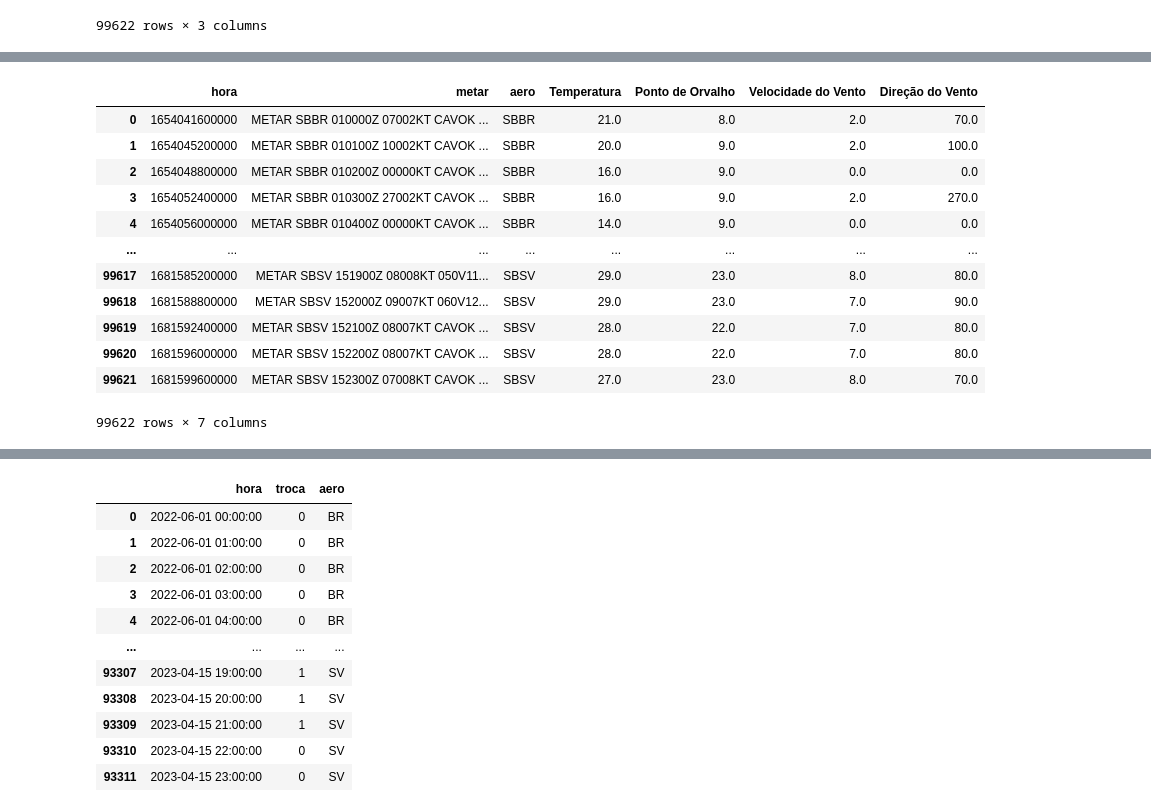
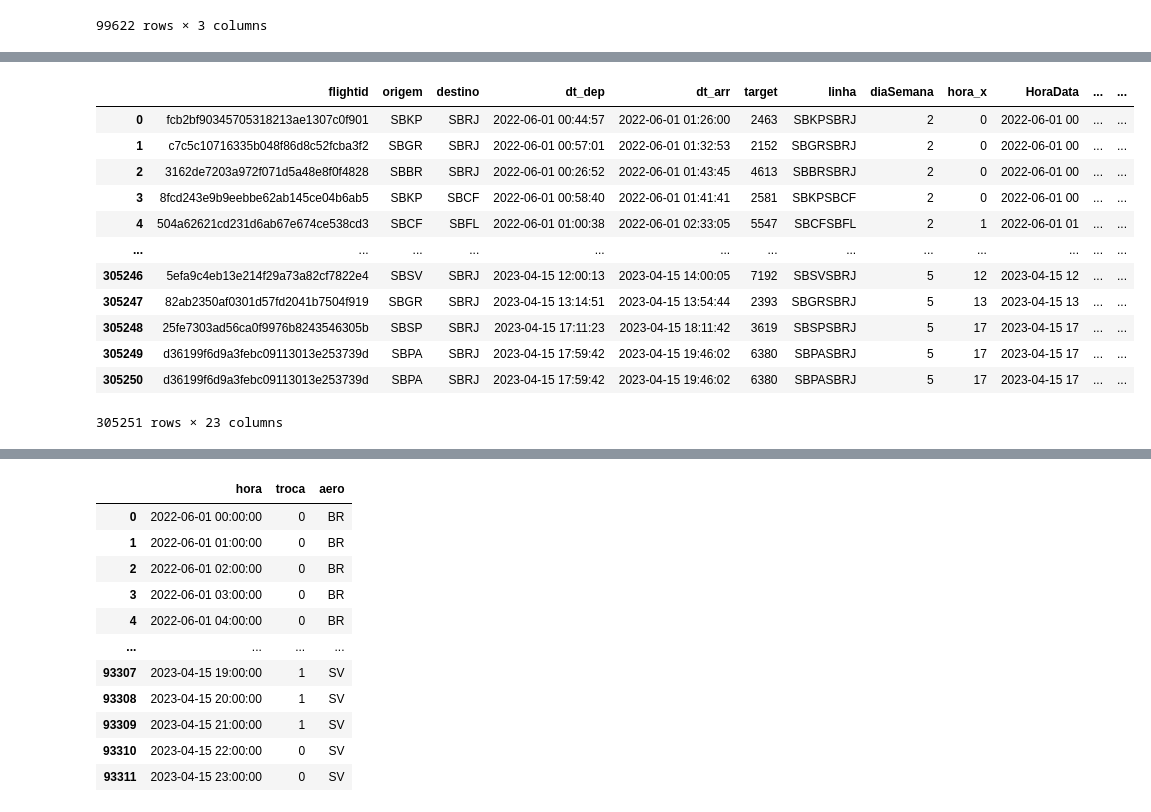
Before and after one commit to vilelabruno/latamChalenge, a Jupyter notebook: dataPrep.ipynb, the cells around one changed output, grey strips where cells are left out. Drawn from its saved outputs; the diff is of its cells as text; code cells hidden in the pictures.

Commit message:
faltando destino, unir tudo e criar train

```diff
--- a/dataPrep.ipynb
+++ b/dataPrep.ipynb
@@ -337,21 +335,3 @@ metar
 | 99620 | 1681596000000 | METAR SBSV 152200Z 08007KT CAVOK ... | SBSV |
 | 99621 | 1681599600000 | METAR SBSV 152300Z 07008KT CAVOK ... | SBSV |
 99622 rows × 3 columns
-# %%
-import pandas as pd
-from metar.Metar import Metar
-
-# Função para parsear METAR
-def parse_metar(metar):
-    try:
-        metar_obj = Metar(metar)
-        return set([attr for attr in dir(metar_obj) if not callable(getattr(metar_obj, attr)) and not attr.startswith("__")])
-    except:
-        return set()
-
-# Aplicar parse sobre METAR para cada linha
-all_possible_info = set()
-for metar in metar['metar']:
-    all_possible_info = all_possible_info.union(parse_metar(metar))
-
-print(all_possible_info)
@@ -363,6 +341,7 @@ from metar.Metar import Metar
 
 # Função para parsear METAR
 def parse_metar(metar):
+    metar = metar.replace('METAF', 'METAR')
     try:
         metar_obj = Metar(metar)
         temperature = metar_obj.temp.value() if metar_obj.temp else None
@@ -374,7 +353,8 @@ def parse_metar(metar):
         weather = ', '.join([str(c) for c in metar_obj.weather]) if metar_obj.weather else None
         sky = ', '.join([str(c) for c in metar_obj.sky]) if metar_obj.sky else None
         return pd.Series([temperature, dewpoint, wind_speed, wind_direction, visibility, pressure, weather, sky])
-    except:
+    except Exception as e:
+        #print(str(e))
         return pd.Series([None, None, None, None, None, None, None, None])
 
 # Aplicar parse sobre METAR para cada linha
@@ -398,9 +436,8 @@ metar
 # %%
-fazer metar
-tcprev['HoraData'] = metar['hora'].dt.strftime('%Y-%m-%d %H')
-df_merge = pd.merge(bimtra, tcprev, on='HoraData', how='left')
+
+metar['HoraData'] = pd.to_datetime(metar['hora'], unit='ms').dt.strftime('%Y-%m-%d %H')
+# Mesclar os dataframes usando a coluna "HoraData"
+
+
 
 # Preencher NaN na coluna de espera com 0 (sem espera)
-df_merge['troca'] = df_merge['troca'].fillna(0)
-df_merge = df_merge.groupby("flightid").agg({"troca": "sum"})
-bimtra = bimtra.merge(df_merge.reset_index(), on="flightid", how="left")
@@ -423,16 +444,18 @@ metar
-# %%
-metar
-# %% [output]
-|  | hora | metar | aero | Temperatura | Ponto de Orvalho | Velocidade do Vento | Direção do Vento |
-| 0 | 1654041600000 | METAR SBBR 010000Z 07002KT CAVOK ... | SBBR | 21.0 | 8.0 | 2.0 | 70.0 |
-| 1 | 1654045200000 | METAR SBBR 010100Z 10002KT CAVOK ... | SBBR | 20.0 | 9.0 | 2.0 | 100.0 |
-| 2 | 1654048800000 | METAR SBBR 010200Z 00000KT CAVOK ... | SBBR | 16.0 | 9.0 | 0.0 | 0.0 |
-| 3 | 1654052400000 | METAR SBBR 010300Z 27002KT CAVOK ... | SBBR | 16.0 | 9.0 | 2.0 | 270.0 |
-| 4 | 1654056000000 | METAR SBBR 010400Z 00000KT CAVOK ... | SBBR | 14.0 | 9.0 | 0.0 | 0.0 |
-| ... | ... | ... | ... | ... | ... | ... | ... |
-| 99617 | 1681585200000 | METAR SBSV 151900Z 08008KT 050V11... | SBSV | 29.0 | 23.0 | 8.0 | 80.0 |
-| 99618 | 1681588800000 | METAR SBSV 152000Z 09007KT 060V12... | SBSV | 29.0 | 23.0 | 7.0 | 90.0 |
-| 99619 | 1681592400000 | METAR SBSV 152100Z 08007KT CAVOK ... | SBSV | 28.0 | 22.0 | 7.0 | 80.0 |
-| 99620 | 1681596000000 | METAR SBSV 152200Z 08007KT CAVOK ... | SBSV | 28.0 | 22.0 | 7.0 | 80.0 |
-| 99621 | 1681599600000 | METAR SBSV 152300Z 07008KT CAVOK ... | SBSV | 27.0 | 23.0 | 8.0 | 70.0 |
-99622 rows × 7 columns
+# %%
+df_merge = pd.merge(bimtra, metar, left_on=['origem', 'HoraData'], right_on=['aero', 'HoraData'], how='left')
+# %%
+df_merge
+# %% [output]
+|  | flightid | origem | destino | dt_dep | dt_arr | target | linha | diaSemana | hora_x | HoraData | ... | ... |
+| 0 | fcb2bf90345705318213ae1307c0f901 | SBKP | SBRJ | 2022-06-01 00:44:57 | 2022-06-01 01:26:00 | 2463 | SBKPSBRJ | 2 | 0 | 2022-06-01 00 | ... | ... |
+| 1 | c7c5c10716335b048f86d8c52fcba3f2 | SBGR | SBRJ | 2022-06-01 00:57:01 | 2022-06-01 01:32:53 | 2152 | SBGRSBRJ | 2 | 0 | 2022-06-01 00 | ... | ... |
+| 2 | 3162de7203a972f071d5a48e8f0f4828 | SBBR | SBRJ | 2022-06-01 00:26:52 | 2022-06-01 01:43:45 | 4613 | SBBRSBRJ | 2 | 0 | 2022-06-01 00 | ... | ... |
+| 3 | 8fcd243e9b9eebbe62ab145ce04b6ab5 | SBKP | SBCF | 2022-06-01 00:58:40 | 2022-06-01 01:41:41 | 2581 | SBKPSBCF | 2 | 0 | 2022-06-01 00 | ... | ... |
+| 4 | 504a62621cd231d6ab67e674ce538cd3 | SBCF | SBFL | 2022-06-01 01:00:38 | 2022-06-01 02:33:05 | 5547 | SBCFSBFL | 2 | 1 | 2022-06-01 01 | ... | ... |
+| ... | ... | ... | ... | ... | ... | ... | ... | ... | ... | ... | ... | ... |
+| 305246 | 5efa9c4eb13e214f29a73a82cf7822e4 | SBSV | SBRJ | 2023-04-15 12:00:13 | 2023-04-15 14:00:05 | 7192 | SBSVSBRJ | 5 | 12 | 2023-04-15 12 | ... | ... |
+| 305247 | 82ab2350af0301d57fd2041b7504f919 | SBGR | SBRJ | 2023-04-15 13:14:51 | 2023-04-15 13:54:44 | 2393 | SBGRSBRJ | 5 | 13 | 2023-04-15 13 | ... | ... |
+| 305248 | 25fe7303ad56ca0f9976b8243546305b | SBSP | SBRJ | 2023-04-15 17:11:23 | 2023-04-15 18:11:42 | 3619 | SBSPSBRJ | 5 | 17 | 2023-04-15 17 | ... | ... |
+| 305249 | d36199f6d9a3febc09113013e253739d | SBPA | SBRJ | 2023-04-15 17:59:42 | 2023-04-15 19:46:02 | 6380 | SBPASBRJ | 5 | 17 | 2023-04-15 17 | ... | ... |
+| 305250 | d36199f6d9a3febc09113013e253739d | SBPA | SBRJ | 2023-04-15 17:59:42 | 2023-04-15 19:46:02 | 6380 | SBPASBRJ | 5 | 17 | 2023-04-15 17 | ... | ... |
+305251 rows × 23 columns
```
Also changed, not shown: parts of 13 cells of this notebook.
